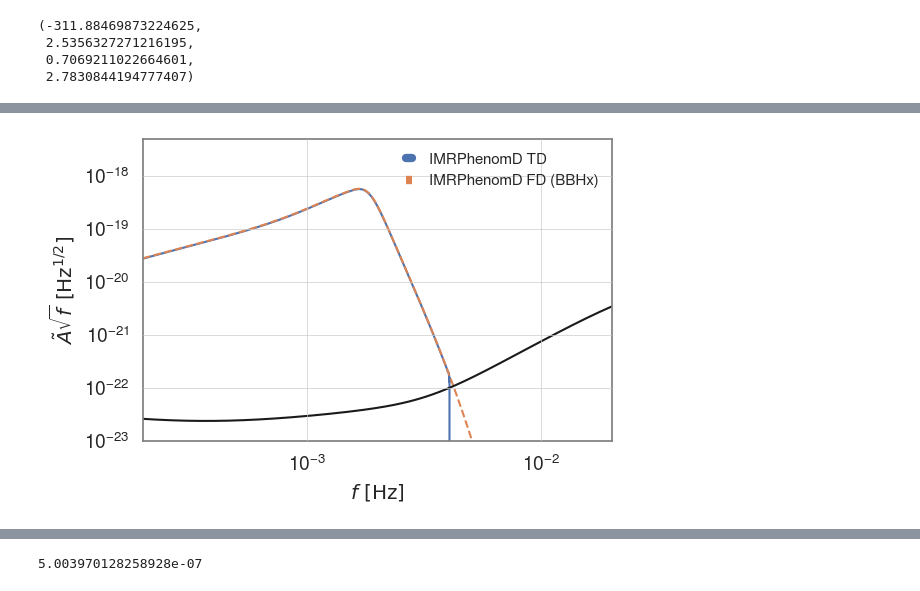
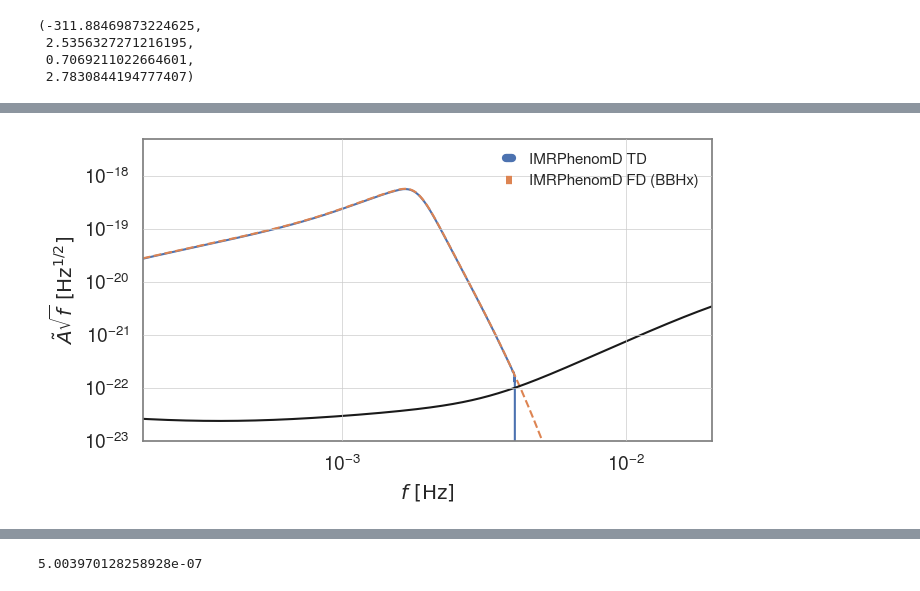
Before and after one commit to lorenzopompili00/bilby_lisa, a Jupyter notebook: debug/test_bilby_source.ipynb, the cells around one changed output, grey strips where cells are left out. Saved outputs shown, nothing was run; the diff lists cells and outputs as text; code cells hidden in the pictures.

```diff
--- a/debug/test_bilby_source.ipynb
+++ b/debug/test_bilby_source.ipynb
@@ -143,29 +143,31 @@ plt.tight_layout()
 # %%
-fig, (ax1) = plt.subplots(ncols=1, figsize = (6,4))
+fig, (ax1) = plt.subplots(ncols=1, figsize = (7,4))
 
 ax1.loglog(frequency_array, np.sqrt(frequency_array) * np.abs(dict_td["LISA_A"]), label = "IMRPhenomD TD")
 ax1.loglog(frequency_array, np.sqrt(frequency_array) * np.abs(dict_bbhx["LISA_A"]), label = "IMRPhenomD FD (BBHx)", ls = '--')
 
 fn = np.logspace(-5, -1, 10000)
 
 Sn_char_strain = get_sensitivity(fn, sens_fn="A1TDISens", return_type="char_strain")
 ax1.loglog(fn, Sn_char_strain, c="k")
 
 Sn_char_strain = get_sensitivity(fn, sens_fn="E1TDISens", return_type="char_strain")
 ax2.loglog(fn, Sn_char_strain, c="k")
 
 for ax in (ax1,ax2):
     ax.set_xlim(f_min, f_max)
     ax.set_ylim(1e-23, 5e-18)
     ax.set_xlabel(r"$f~[\rm{Hz}]$")
     ax.legend(loc=1, fontsize=11, frameon=False)
 
 ax1.set_ylabel(r"$\tilde{A}\sqrt{f}~[\rm{Hz}^{1/2}]$")
 ax2.set_ylabel(r"$\tilde{E}\sqrt{f}~[\rm{Hz}^{1/2}]$")
 
 plt.tight_layout()
+
+plt.savefig("response_1.png", bbox_inches="tight", dpi=200)
 # %% [output]
-[figure, old version]
+[figure, new version]
 # %%
 from lisatools.sensitivity import SensitivityMatrix, A1TDISens, E1TDISens
 from lisatools.analysiscontainer import AnalysisContainer
```
Also changed, not shown: parts of 9 cells of this notebook, 3 other files.
